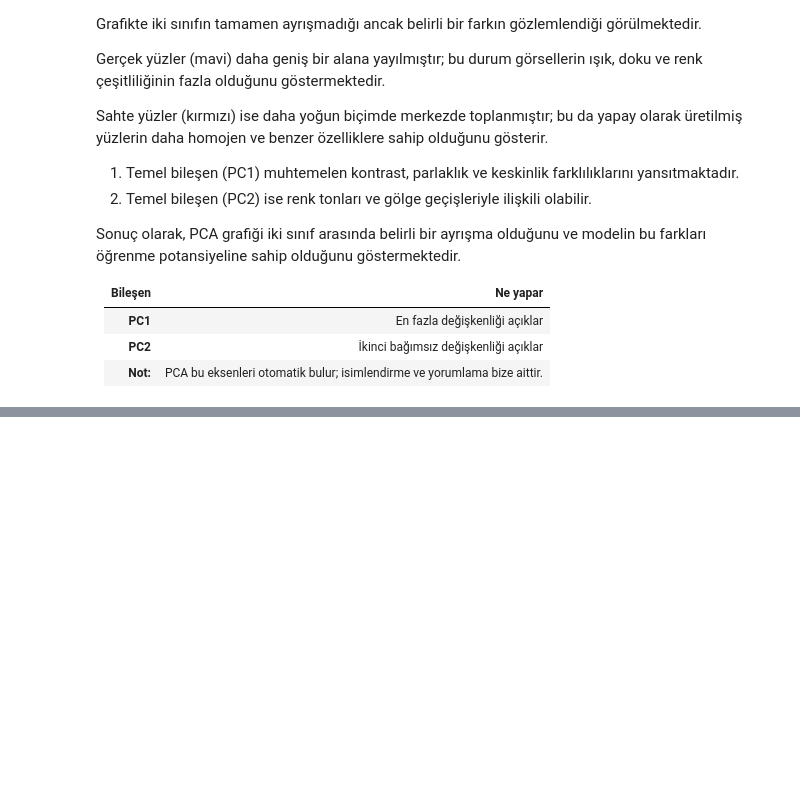
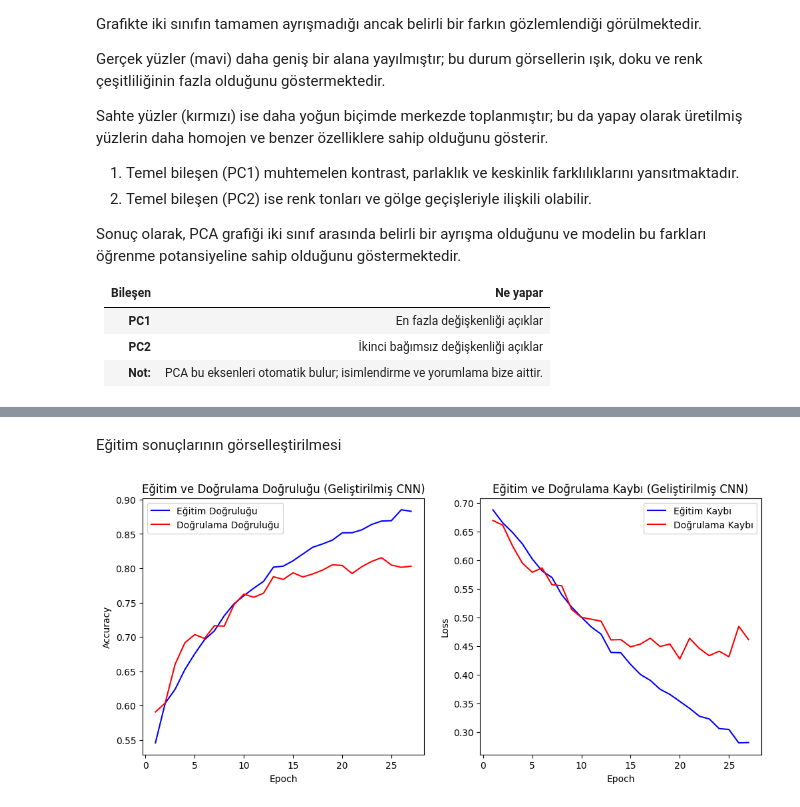
Before and after one commit to AyazAktas/AyazAktas, a Jupyter notebook: ai_ile_sahte_gorsel_tespiti.ipynb, the cells around one changed output, grey strips where cells are left out. Drawn from its saved outputs; the diff is of its cells as text; code cells hidden in the pictures; blank space fills up the shorter version.

```diff
--- a/ai_ile_sahte_gorsel_tespiti.ipynb
+++ b/ai_ile_sahte_gorsel_tespiti.ipynb
@@ -545,0 +947,5 @@ Sonuç olarak, PCA grafiği iki sınıf arasında belirli bir ayrışma olduğun
+# %%
+callbacks = [
+    EarlyStopping(patience=7, restore_best_weights=True, monitor='val_loss'),
+    ModelCheckpoint('best_cnn_v2.keras', save_best_only=True, monitor='val_loss')
+]
@@ -545,0 +954,7 @@ Sonuç olarak, PCA grafiği iki sınıf arasında belirli bir ayrışma olduğun
+# %%
+history_cnn_v2 = model_cnn_v2.fit(
+    train_generator,
+    validation_data=val_generator,
+    epochs=50,
+    callbacks=callbacks
+)
@@ -545,0 +979,33 @@ Sonuç olarak, PCA grafiği iki sınıf arasında belirli bir ayrışma olduğun
+# %% [markdown]
+Eğitim sonuçlarının görselleştirilmesi
+# %%
+import matplotlib.pyplot as plt
+
+acc = history_cnn_v2.history['accuracy']
+val_acc = history_cnn_v2.history['val_accuracy']
+loss = history_cnn_v2.history['loss']
+val_loss = history_cnn_v2.history['val_loss']
+
+epochs = range(1, len(acc) + 1)
+
+plt.figure(figsize=(12,5))
+
+plt.subplot(1,2,1)
+plt.plot(epochs, acc, 'b', label='Eğitim Doğruluğu')
+plt.plot(epochs, val_acc, 'r', label='Doğrulama Doğruluğu')
+plt.title('Eğitim ve Doğrulama Doğruluğu (Geliştirilmiş CNN)')
+plt.xlabel('Epoch')
+plt.ylabel('Accuracy')
+plt.legend()
+
+plt.subplot(1,2,2)
+plt.plot(epochs, loss, 'b', label='Eğitim Kaybı')
+plt.plot(epochs, val_loss, 'r', label='Doğrulama Kaybı')
+plt.title('Eğitim ve Doğrulama Kaybı (Geliştirilmiş CNN)')
+plt.xlabel('Epoch')
+plt.ylabel('Loss')
+plt.legend()
+
+plt.show()
+# %% [output]
+[figure, added]
```
Also changed, not shown: parts of 41 cells of this notebook.
